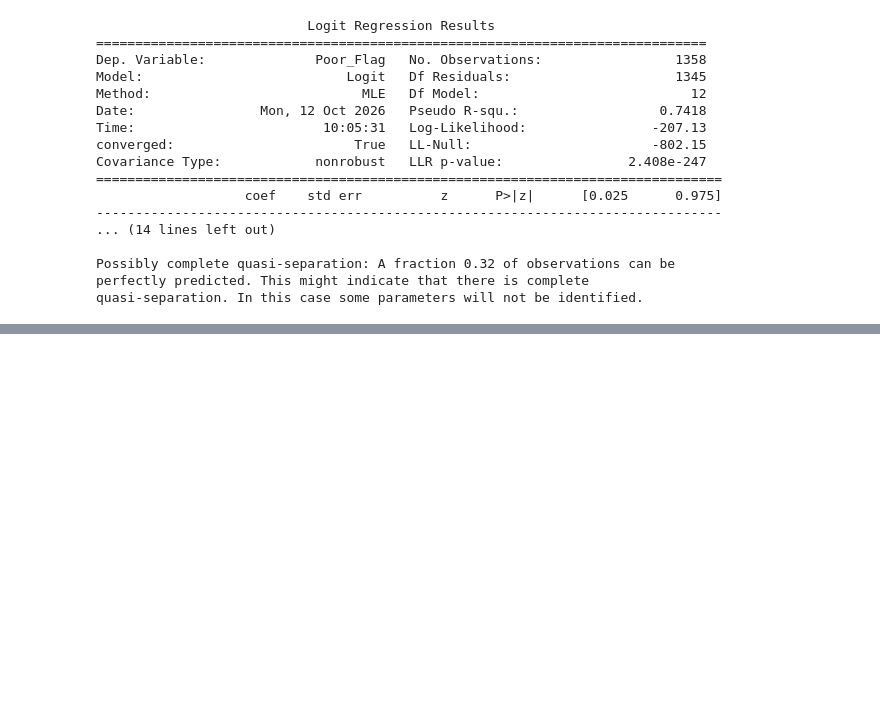
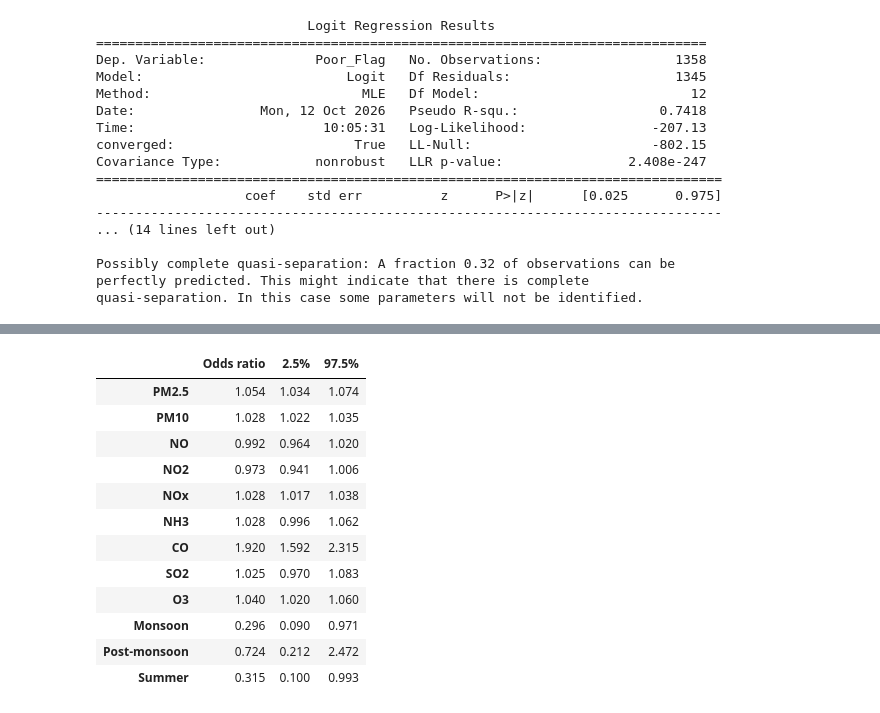
Before and after one commit to forgeth2006/aqi-predictive-analytics, a Jupyter notebook: notebooks/04_classification.ipynb, the cells around one changed output, grey strips where cells are left out. Cells and saved outputs as stored; diff of their text form; code cells hidden in the pictures; blank space fills up the shorter version.

```diff
--- a/notebooks/04_classification.ipynb
+++ b/notebooks/04_classification.ipynb
@@ -61,0 +119,18 @@ quasi-separation. In this case some parameters will not be identified.
+# %%
+orr = np.exp(pd.concat([logit.params, logit.conf_int()], axis=1))
+orr.columns = ["Odds ratio", "2.5%", "97.5%"]
+orr.drop("const").round(3)
+# %% [output]
+|  | Odds ratio | 2.5% | 97.5% |
+| PM2.5 | 1.054 | 1.034 | 1.074 |
+| PM10 | 1.028 | 1.022 | 1.035 |
+| NO | 0.992 | 0.964 | 1.020 |
+| NO2 | 0.973 | 0.941 | 1.006 |
+| NOx | 1.028 | 1.017 | 1.038 |
+| NH3 | 1.028 | 0.996 | 1.062 |
+| CO | 1.920 | 1.592 | 2.315 |
+| SO2 | 1.025 | 0.970 | 1.083 |
+| O3 | 1.040 | 1.020 | 1.060 |
+| Monsoon | 0.296 | 0.090 | 0.971 |
+| Post-monsoon | 0.724 | 0.212 | 2.472 |
+| Summer | 0.315 | 0.100 | 0.993 |
```
Also changed, not shown: parts of 5 cells of this notebook.
